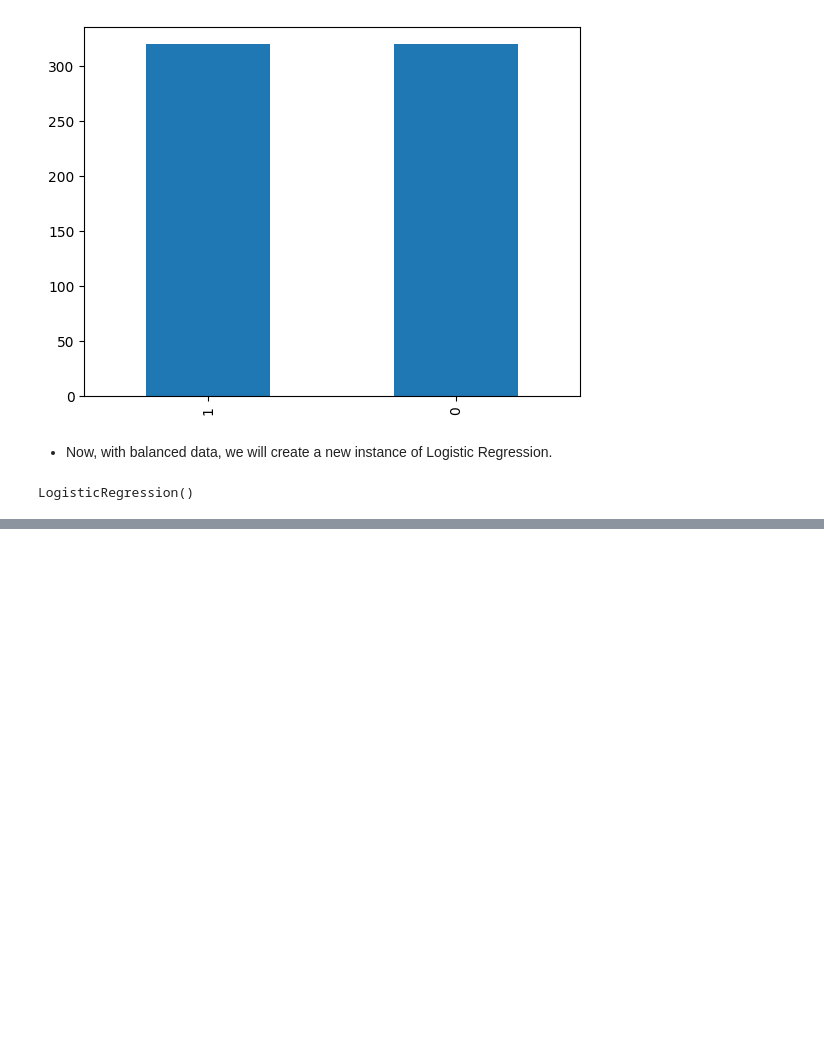
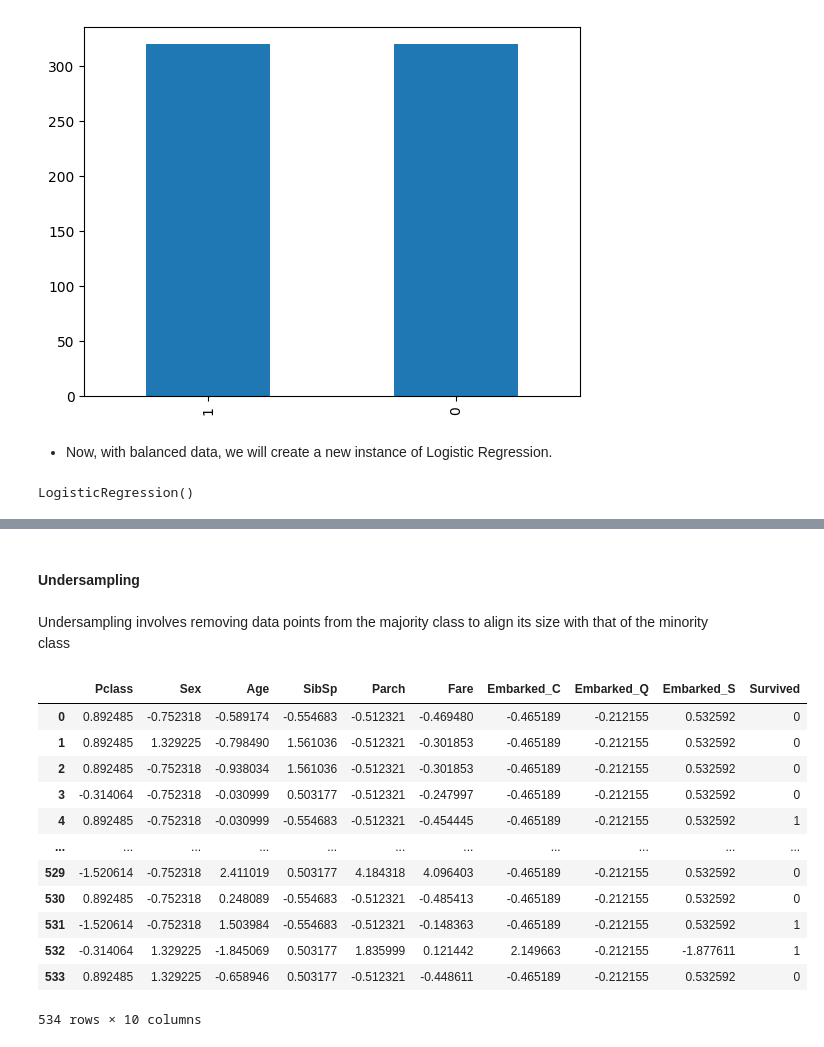
Before and after one commit to data-bootcamp-v4/lessons, a Jupyter notebook: 7_ml/7.5_imbalanced.ipynb, the cells around one changed output, grey strips where cells are left out. Saved outputs shown, nothing was run; the diff lists cells and outputs as text; code cells hidden in the pictures; blank space fills up the shorter version.

```diff
--- a/7_ml/7.5_imbalanced.ipynb
+++ b/7_ml/7.5_imbalanced.ipynb
@@ -183,0 +184,20 @@ weighted avg       0.75      0.75      0.75       178
+# %% [markdown]
+#### Undersampling
+# %% [markdown]
+Undersampling involves removing data points from the majority class to align its size with that of the minority class
+# %%
+train
+# %% [output]
+|  | Pclass | Sex | Age | SibSp | Parch | Fare | Embarked_C | Embarked_Q | Embarked_S | Survived |
+| 0 | 0.892485 | -0.752318 | -0.589174 | -0.554683 | -0.512321 | -0.469480 | -0.465189 | -0.212155 | 0.532592 | 0 |
+| 1 | 0.892485 | 1.329225 | -0.798490 | 1.561036 | -0.512321 | -0.301853 | -0.465189 | -0.212155 | 0.532592 | 0 |
+| 2 | 0.892485 | -0.752318 | -0.938034 | 1.561036 | -0.512321 | -0.301853 | -0.465189 | -0.212155 | 0.532592 | 0 |
+| 3 | -0.314064 | -0.752318 | -0.030999 | 0.503177 | -0.512321 | -0.247997 | -0.465189 | -0.212155 | 0.532592 | 0 |
+| 4 | 0.892485 | -0.752318 | -0.030999 | -0.554683 | -0.512321 | -0.454445 | -0.465189 | -0.212155 | 0.532592 | 1 |
+| ... | ... | ... | ... | ... | ... | ... | ... | ... | ... | ... |
+| 529 | -1.520614 | -0.752318 | 2.411019 | 0.503177 | 4.184318 | 4.096403 | -0.465189 | -0.212155 | 0.532592 | 0 |
+| 530 | 0.892485 | -0.752318 | 0.248089 | -0.554683 | -0.512321 | -0.485413 | -0.465189 | -0.212155 | 0.532592 | 0 |
+| 531 | -1.520614 | -0.752318 | 1.503984 | -0.554683 | -0.512321 | -0.148363 | -0.465189 | -0.212155 | 0.532592 | 1 |
+| 532 | -0.314064 | 1.329225 | -1.845069 | 0.503177 | 1.835999 | 0.121442 | 2.149663 | -0.212155 | -1.877611 | 1 |
+| 533 | 0.892485 | 1.329225 | -0.658946 | 0.503177 | -0.512321 | -0.448611 | -0.465189 | -0.212155 | 0.532592 | 0 |
+534 rows × 10 columns
```
Also changed, not shown: parts of 26 cells of this notebook.
